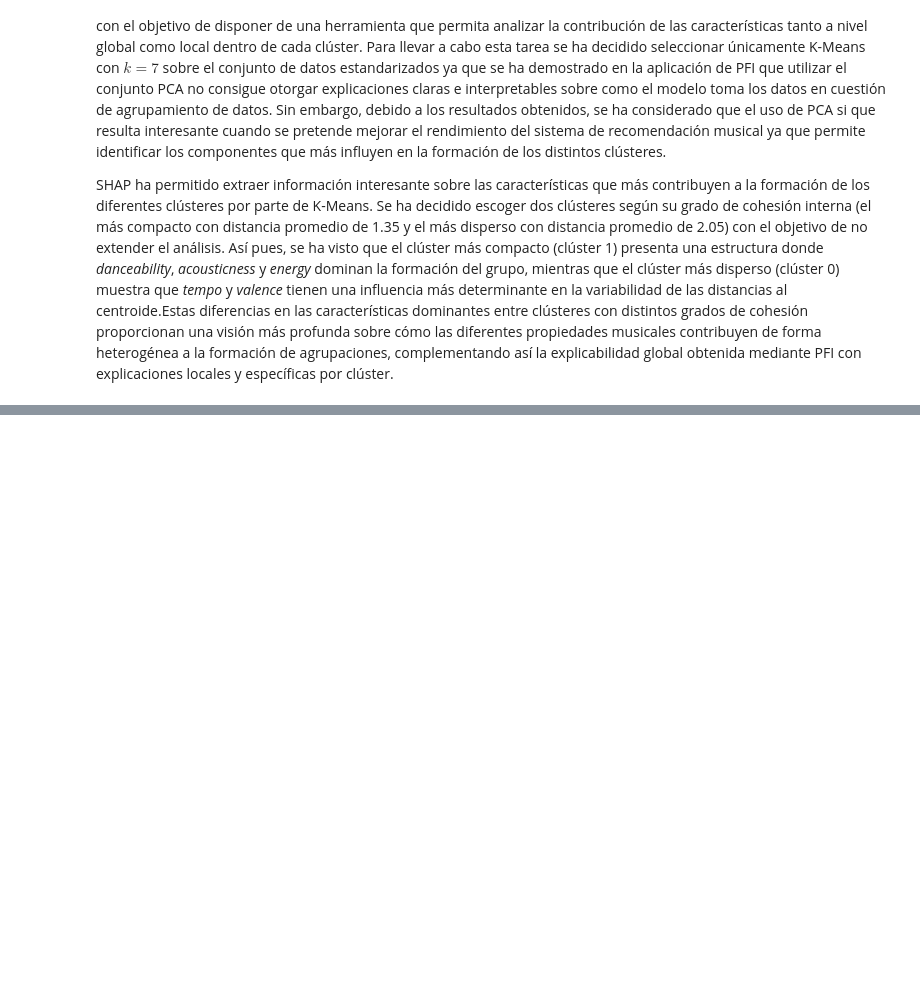
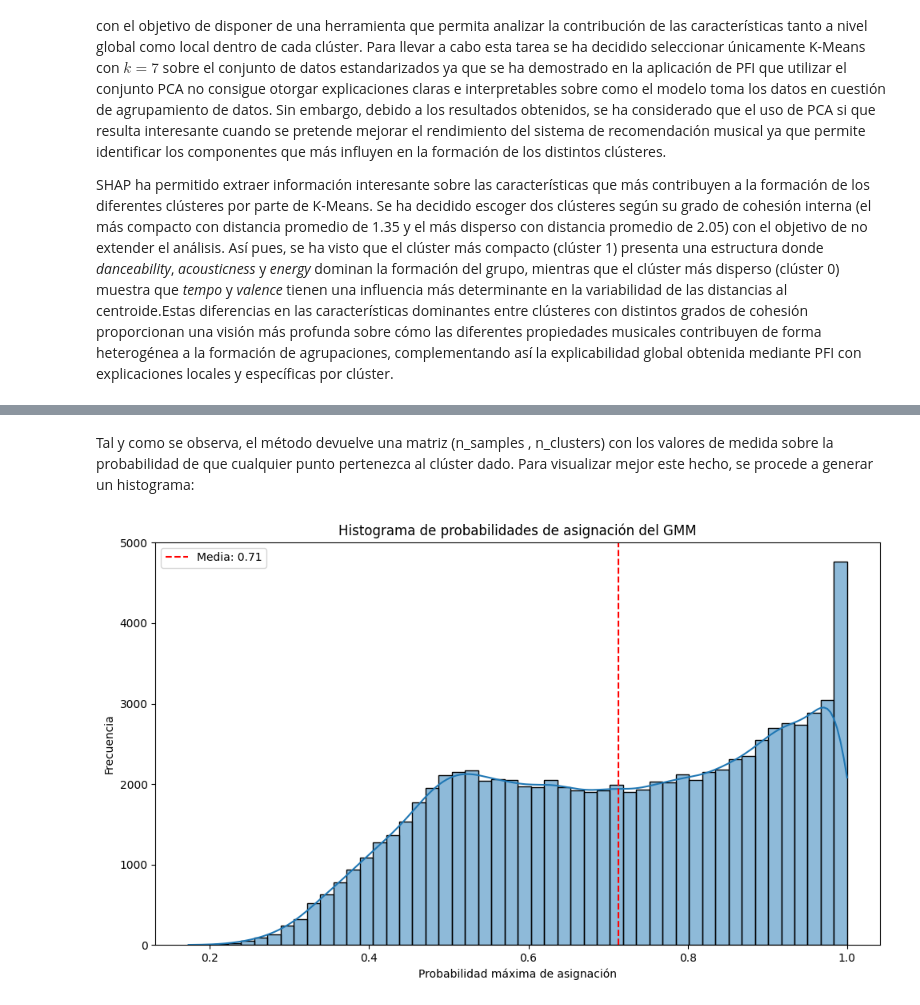
Before and after one commit to marcfpereirauoc/TFG, a Jupyter notebook: 03_explicabilidad_incertidumbre.ipynb, the cells around one changed output, grey strips where cells are left out. Saved outputs shown, nothing was run; the diff lists cells and outputs as text; code cells hidden in the pictures; blank space fills up the shorter version.

```diff
--- a/03_explicabilidad_incertidumbre.ipynb
+++ b/03_explicabilidad_incertidumbre.ipynb
@@ -670,0 +838,4 @@ SHAP ha permitido extraer información interesante sobre las características qu
+# %%
+# Se obtienen las probabilidades de pertenencia a cada clúster mediante el método predict_proba
+probs = gmm_pca.predict_proba(X_pca)
+print(probs[:5].round(3))
@@ -670,0 +853,18 @@ SHAP ha permitido extraer información interesante sobre las características qu
+# %% [markdown]
+Tal y como se observa, el método devuelve una matriz (n_samples , n_clusters) con los valores de medida sobre la probabilidad de que cualquier punto pertenezca al clúster dado. Para visualizar mejor este hecho, se procede a generar un histograma:
+# %%
+# Calculamos la probabilidad máxima de cada observación para determinar la certeza de asignación a los clústeres
+probs_max = probs.max(axis=1)
+
+plt.figure(figsize=(10, 6))
+sns.histplot(probs_max, bins=50, kde=True)
+plt.xlabel('Probabilidad máxima de asignación')
+plt.ylabel('Frecuencia')
+plt.title('Histograma de probabilidades de asignación del GMM')
+plt.axvline(probs_max.mean(), color='r', linestyle='--', label=f'Media: {probs_max.mean():.2f}')
+
+plt.legend()
+plt.tight_layout()
+plt.show()
+# %% [output]
+[figure, added]
```
Also changed, not shown: parts of 31 cells of this notebook, 4 other files.
